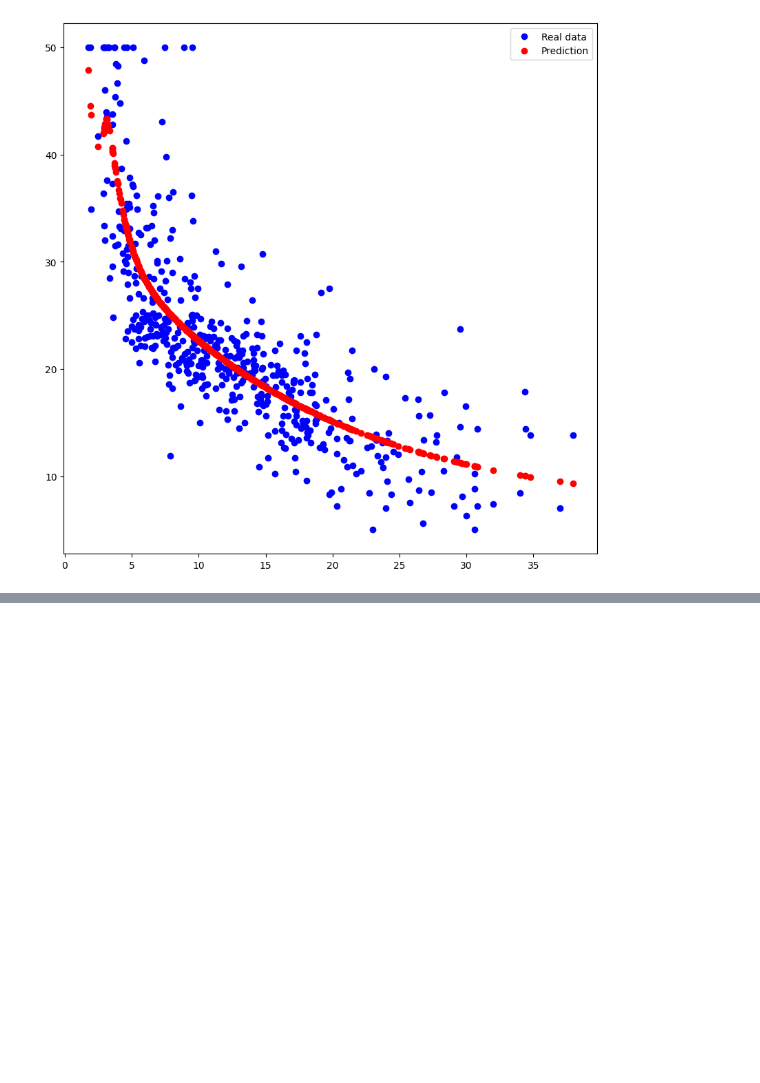
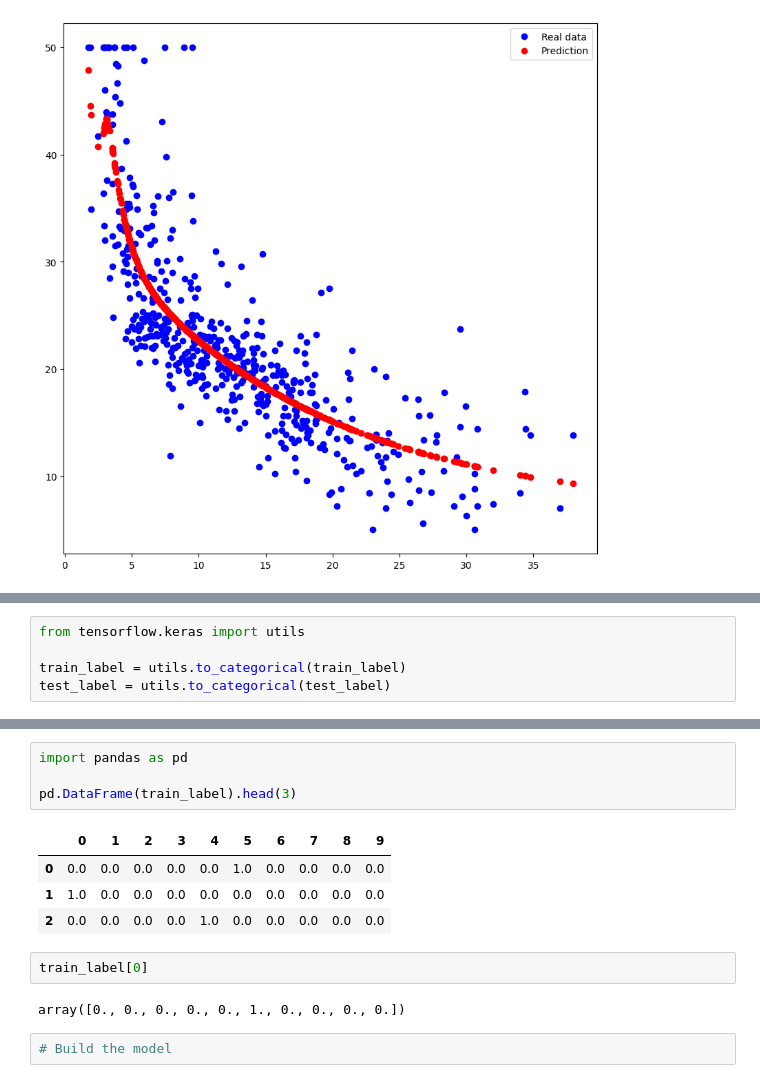
Before and after one commit to RubiYH/goorm_DL_tutorial, a Jupyter notebook: Tensorflow basic.ipynb, the cells around one changed output, grey strips where cells are left out. Drawn from its saved outputs; the diff is of its cells as text; blank space fills up the shorter version.

```diff
--- a/Tensorflow basic.ipynb
+++ b/Tensorflow basic.ipynb
@@ -237,0 +296,5 @@ plt.show()
+# %%
+from tensorflow.keras import utils
+
+train_label = utils.to_categorical(train_label)
+test_label = utils.to_categorical(test_label)
@@ -237,0 +311,15 @@ plt.show()
+# %%
+import pandas as pd
+
+pd.DataFrame(train_label).head(3)
+# %% [output]
+|  | 0 | 1 | 2 | 3 | 4 | 5 | 6 | 7 | 8 | 9 |
+| 0 | 0.0 | 0.0 | 0.0 | 0.0 | 0.0 | 1.0 | 0.0 | 0.0 | 0.0 | 0.0 |
+| 1 | 1.0 | 0.0 | 0.0 | 0.0 | 0.0 | 0.0 | 0.0 | 0.0 | 0.0 | 0.0 |
+| 2 | 0.0 | 0.0 | 0.0 | 0.0 | 1.0 | 0.0 | 0.0 | 0.0 | 0.0 | 0.0 |
+# %%
+train_label[0]
+# %% [output]
+array([0., 0., 0., 0., 0., 1., 0., 0., 0., 0.])
+# %%
+# Build the model
```
Also changed, not shown: parts of 37 cells of this notebook.
